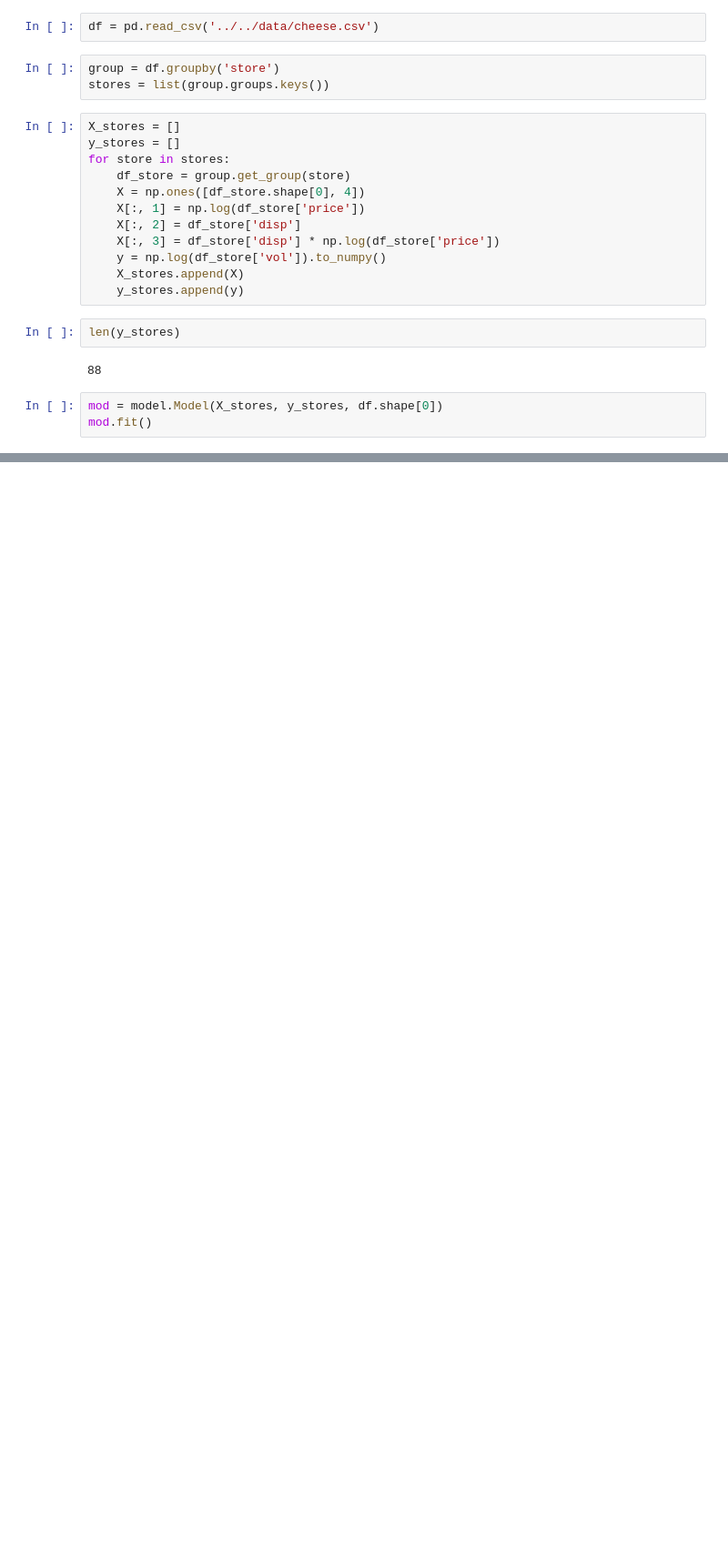
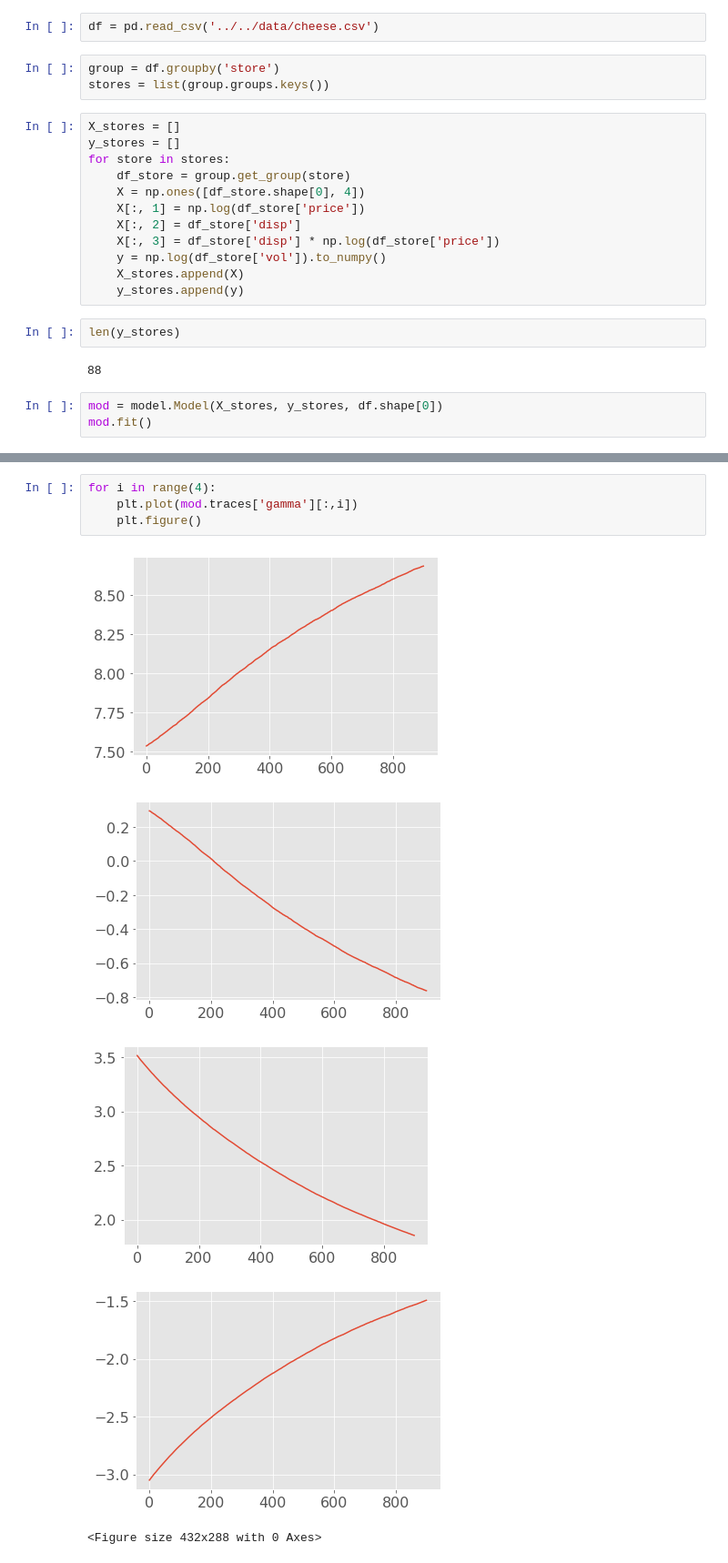
Before and after one commit to JulietteFranque/SDS383D_JF, a Jupyter notebook: exercises-05/notebooks/Untitled1.ipynb, the cells around one changed output, grey strips where cells are left out. Shown: that part at 91% size. Cells and saved outputs as stored; diff of their text form; blank space fills up the shorter version.

```diff
--- a/exercises-05/notebooks/Untitled1.ipynb
+++ b/exercises-05/notebooks/Untitled1.ipynb
@@ -77,0 +61,10 @@ array([[-3.15672328e-05,  1.21305965e-04,  1.52885934e-04,
+# %%
+for i in range(4):
+    plt.plot(mod.traces['gamma'][:,i])
+    plt.figure()
+# %% [output]
+[figure, added]
+[figure, added]
+[figure, added]
+[figure, added]
+<Figure size 432x288 with 0 Axes>
```
Also changed, not shown: parts of 5 cells of this notebook, 1 other file.
